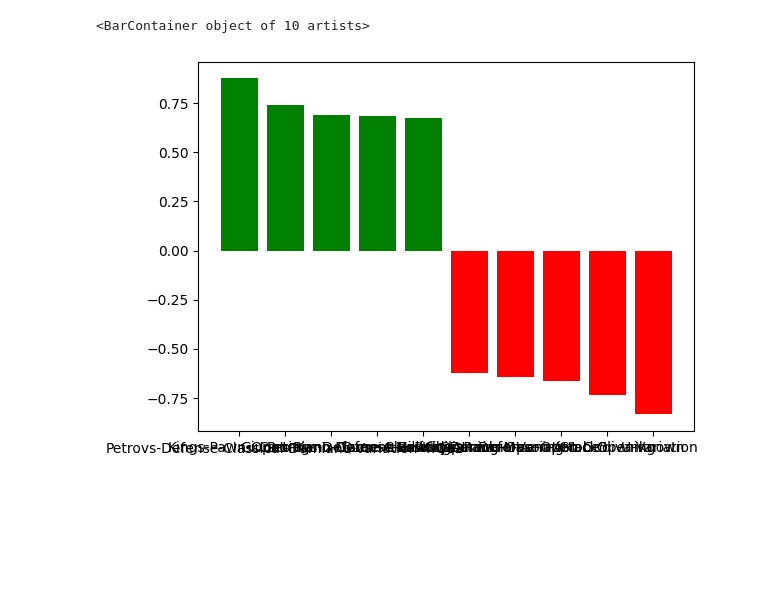
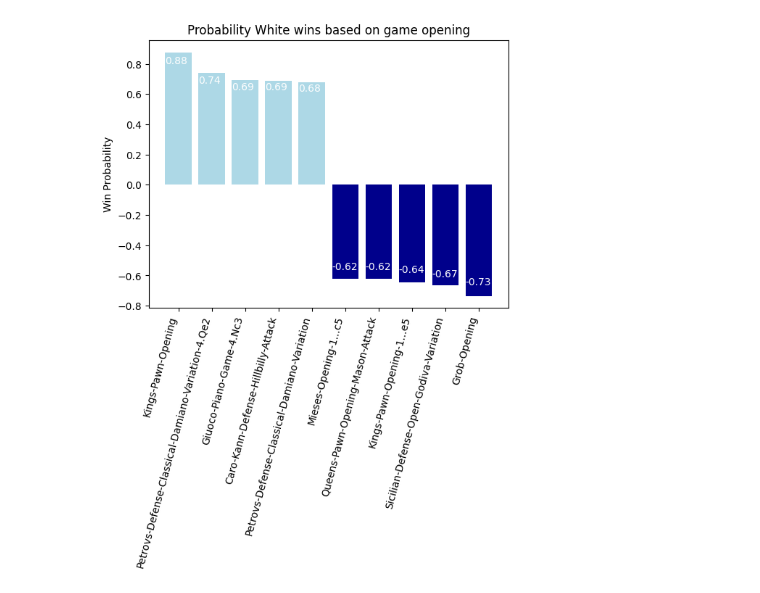
Before and after one commit to Torbet/Chess-DS, a Jupyter notebook: Openings.ipynb, the cells around one changed output. Cells and saved outputs as stored; diff of their text form; code cells hidden in the pictures; blank space fills up the shorter version.

Commit message:
Openings Changes (two-tone, negative)

```diff
--- a/Openings.ipynb
+++ b/Openings.ipynb
@@ -24,9 +24,17 @@ wins = dict(sorted(wins.items(), key=lambda item: item[1], reverse=True))
 # %%
 n = 5
 os = list(wins.keys())
 ps = list(wins.values())
-colors = ['g' if (x > 0) else 'r' for x in (ps[:n]+ps[-n:])]
-plt.bar((os[:n] + os[-n:]), (ps[:n] + ps[-n:]), color=colors)
+colours = ['lightblue' if (x > 0) else 'darkblue' for x in (ps[:n]+ps[-n:])]
+fig, ax = plt.subplots()
+bars = ax.bar((os[:n] + os[-6:-1]), (ps[:n] + ps[-6:-1]), color=colours)
+for bar in bars:
+    yval = round(bar.get_height(), 2)
+    plt.text(bar.get_x(), yval/1.1, yval, color = 'white')
+plt.xticks(rotation = 75, ha = 'right')
+plt.ylabel("Win Probability")
+plt.title("Probability White wins based on game opening")
+#ax.set_facecolor('slategrey')
+plt.show()
 # %% [output]
-<BarContainer object of 10 artists>
-[figure, old version]
+[figure, new version]
```
Also changed, not shown: parts of 3 cells of this notebook.
